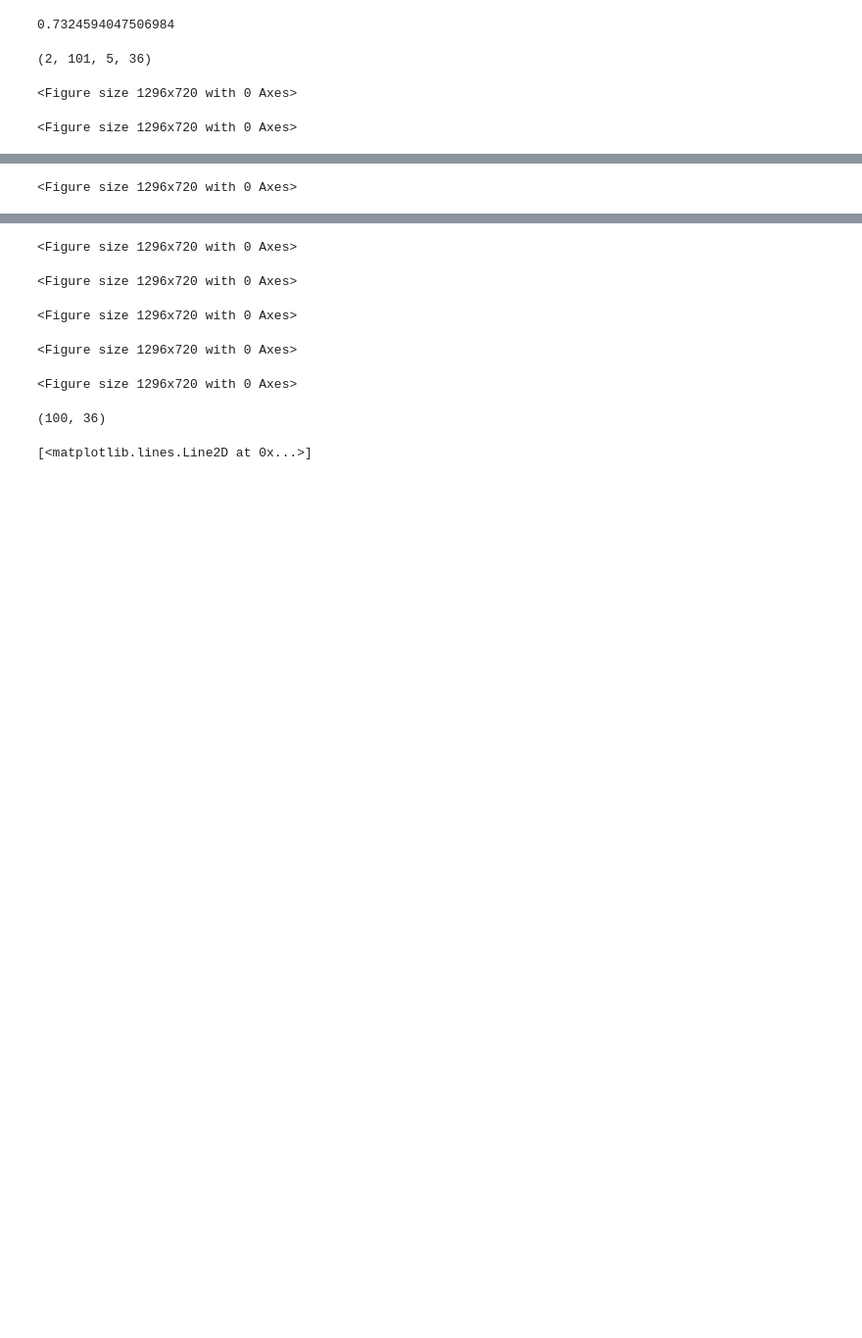
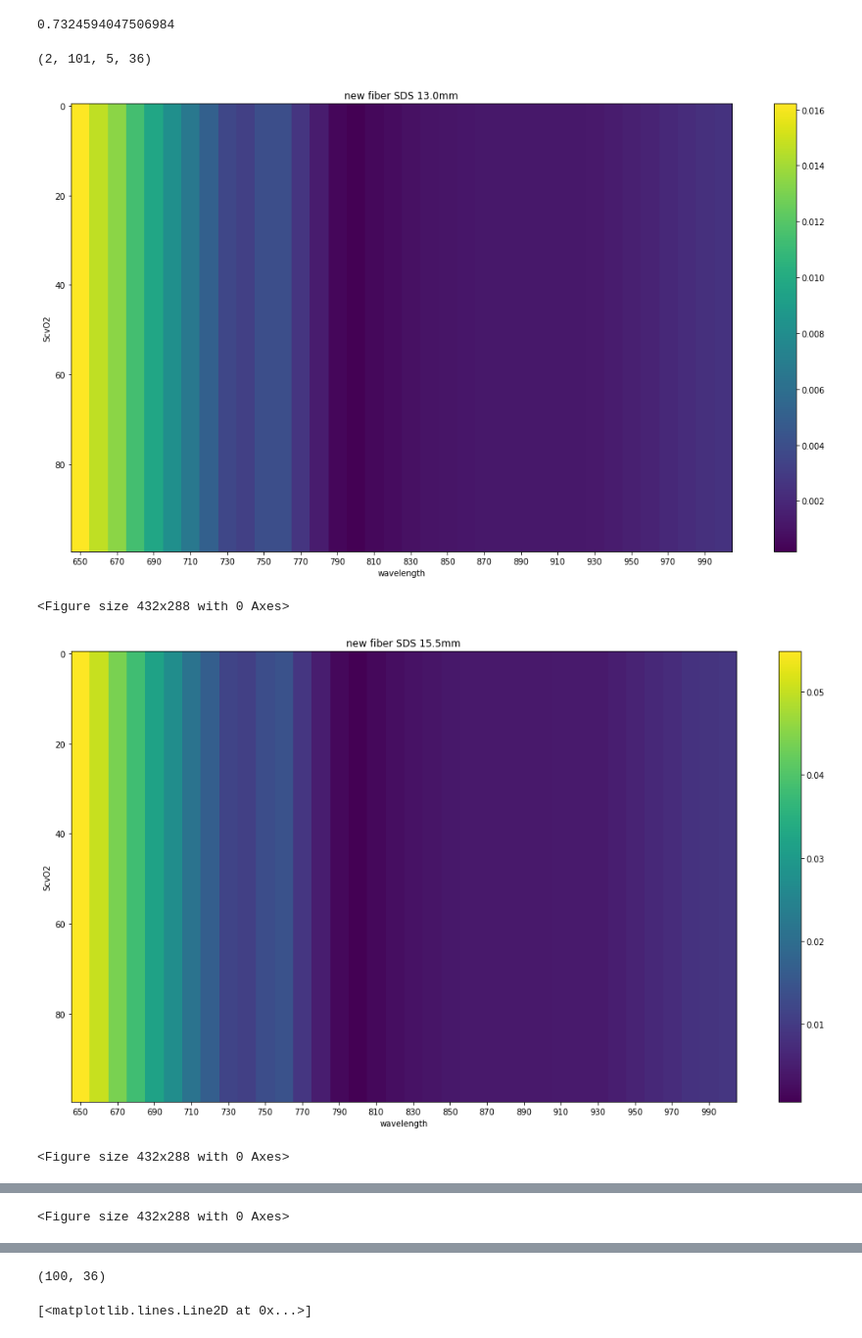
Before and after one commit to ToastCheng/ijv, a Jupyter notebook: process_20190106.ipynb, the cells around one changed output, grey strips where cells are left out. Shown at 98% size. Saved outputs shown, nothing was run; the diff lists cells and outputs as text; code cells hidden in the pictures; blank space fills up the shorter version.

```diff
--- a/process_20190106.ipynb
+++ b/process_20190106.ipynb
@@ -245,42 +273,44 @@ data.shape
 def cal_sen2(x1, x2):
     return np.abs(x2 - x1)/x1
 # %%
-wl = [str(i) for i in range(650, 1001, 10)]
+wl = [str(i) for i in range(650, 1001, 20)]
 
 for s in range(5):
     sww_0 = []
-    sww_1 = []
+#     sww_1 = []
     for p in range(100):
         sw_0 = []
-        sw_1 = []
+#         sw_1 = []
         for w in range(36):
             sw_0.append(cal_sen2(data[0, i, s, w], data[0, i+1, s, w]))
-            sw_1.append(cal_sen2(data[1, i, s, w], data[1, i+1, s, w]))
+#             sw_1.append(cal_sen2(data[1, i, s, w], data[1, i+1, s, w]))
         sww_0.append(sw_0)
-        sww_1.append(sw_1)
+#         sww_1.append(sw_1)
     sww_0 = np.asarray(sww_0)
-    sww_1 = np.asarray(sww_1)
+#     sww_1 = np.asarray(sww_1)
     plt.figure(figsize=(18, 10))
     plt.imshow(sww_0, aspect='auto')
-    plt.xticks([i for i in range(36)], labels=wl)
+    plt.xticks([i for i in range(0, 36, 2)], wl)
     plt.colorbar()
     plt.xlabel("wavelength")
     plt.ylabel("ScvO2")
     plt.title("new fiber SDS %.1fmm" % sds[s])
-#     plt.show()
-    plt.savefig("new_wl_hm_%d.png" % s)
+    plt.show()
+#     plt.savefig("new_wl_hm_%d.png" % s)
     plt.clf()
 
-    plt.figure(figsize=(18, 10))
-    plt.imshow(sww_1, aspect='auto')
-    plt.xticks([i for i in range(36)], labels=wl)
-    plt.colorbar()
-    plt.xlabel("wavelength")
-    plt.ylabel("ScvO2")
-    plt.title("old SDS %.1fmm" % sds[s])
-#     plt.show()
-    plt.savefig("old_wl_hm_%d.png" % s)
-    plt.clf()
+#     plt.figure(figsize=(18, 10))
+#     plt.imshow(sww_1, aspect='auto')
+#     plt.xticks([i for i in range(36)], labels=wl)
+#     plt.colorbar()
+#     plt.xlabel("wavelength")
+#     plt.ylabel("ScvO2")
+#     plt.title("old SDS %.1fmm" % sds[s])
+# #     plt.show()
+#     plt.savefig("old_wl_hm_%d.png" % s)
+#     plt.clf()
 # %% [output]
+[figure, added]
-<Figure size 1296x720 with 0 Axes>
+<Figure size 432x288 with 0 Axes>
+[figure, added]
-<Figure size 1296x720 with 0 Axes>
+<Figure size 432x288 with 0 Axes>
@@ -287 +318 @@ for s in range(5):
-<Figure size 1296x720 with 0 Axes>
+<Figure size 432x288 with 0 Axes>
@@ -290,8 +323,3 @@ for s in range(5):
-<Figure size 1296x720 with 0 Axes>
-<Figure size 1296x720 with 0 Axes>
-<Figure size 1296x720 with 0 Axes>
-<Figure size 1296x720 with 0 Axes>
-<Figure size 1296x720 with 0 Axes>
 # %%
 sww_0.shape
 # %% [output]
```
Also changed, not shown: parts of 8 cells of this notebook, 9 other files.
